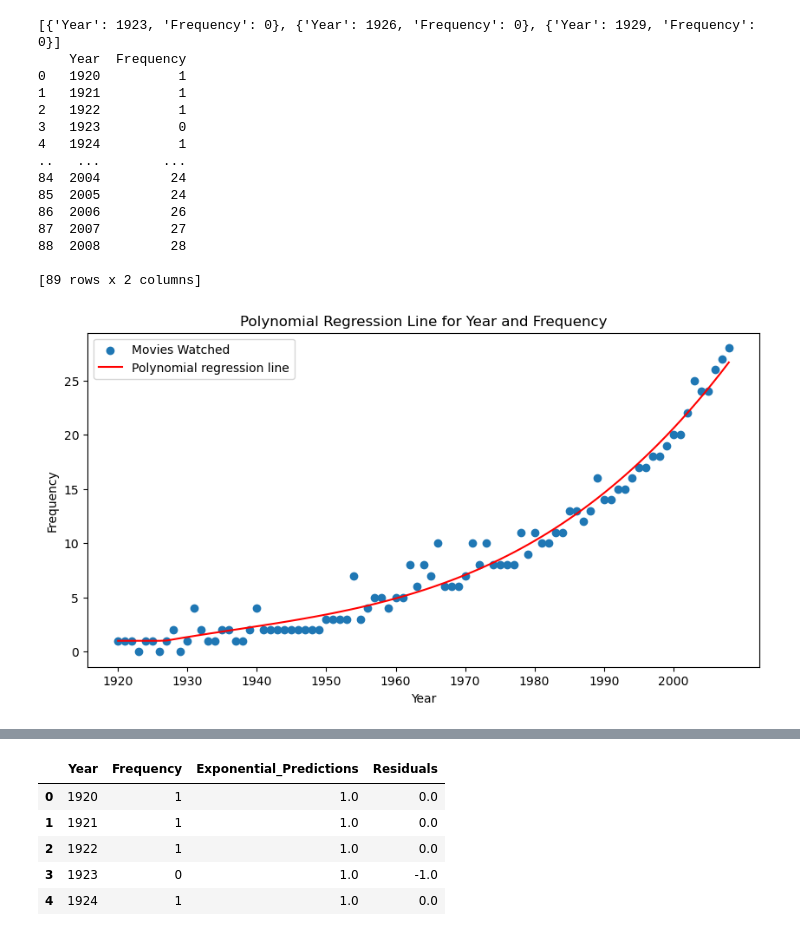
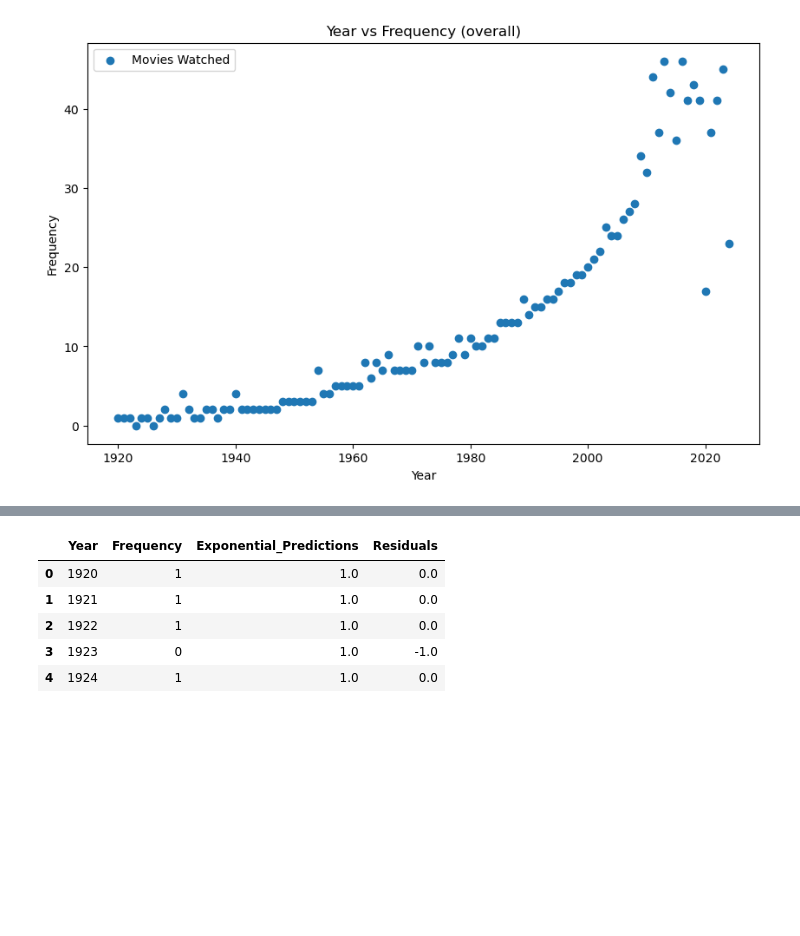
Before and after one commit to SpicyMcSpice1938/Depraved-Selection, a Jupyter notebook: polyreg.ipynb, the cells around one changed output, grey strips where cells are left out. Saved outputs shown, nothing was run; the diff lists cells and outputs as text; code cells hidden in the pictures; blank space fills up the shorter version.

```diff
--- a/polyreg.ipynb
+++ b/polyreg.ipynb
@@ -29,57 +29,23 @@ min      1920.000000
 75%      2015.000000
 max      2024.000000
 Name: Year, dtype: float64
-# %%
-# only contain rows where the year is between min and max year
-
-df = df[(df["Year"] >= min_year) & (df["Year"] <= max_year)]
 # %%
 year_frequency = df['Year'].value_counts().reset_index()
 year_frequency.columns = ['Year', 'Frequency']
 
-# If there is a value missing from the range 1928 to 2010, enter it with 1e-10 frequency
 missing_years = [{'Year': i, 'Frequency': 0} for i in range(min_year, max_year) if i not in year_frequency['Year'].values]
-print(missing_years)
 missing_years_df = pd.DataFrame(missing_years)
 year_frequency = pd.concat([year_frequency, missing_years_df]).sort_values('Year').reset_index(drop=True)
 
-# Separate the features and the target variable
-X = year_frequency['Year'].values.reshape(-1, 1)
-y = year_frequency['Frequency'].values
 
-print(year_frequency)
+
+# create the frequency plot
+plt.figure(figsize=(10, 6))
+plt.scatter(year_frequency['Year'], year_frequency['Frequency'], label='Movies Watched')
+plt.title('Year vs Frequency (overall)')
+plt.xlabel('Year')
+plt.ylabel('Frequency')
+plt.legend()
+plt.show()
 # %% [output]
-[{'Year': 1923, 'Frequency': 0}, {'Year': 1926, 'Frequency': 0}, {'Year': 1929, 'Frequency': 0}]
-    Year  Frequency
-0   1920          1
-1   1921          1
-2   1922          1
-3   1923          0
-4   1924          1
-..   ...        ...
-84  2004         24
-85  2005         24
-86  2006         26
-87  2007         27
-88  2008         28
-
-[89 rows x 2 columns]
+[figure, added]
-# %%
-poly = PolynomialFeatures(degree=degr)
-X_poly = poly.fit_transform(X)
-model = LinearRegression()
-model.fit(X_poly, y)
-regression_line = model.predict(X_poly)
-# if the prediction is <=1, set it to 1
-regression_line = np.where(regression_line <= 1, 1, regression_line)
-plt.figure(figsize=(10, 5))
-plt.scatter(year_frequency['Year'], year_frequency['Frequency'], label='Movies Watched')
-plt.plot(year_frequency['Year'], regression_line, color='red', label='Polynomial regression line')
-plt.xlabel('Year')
-plt.ylabel('Frequency')
-plt.title('Polynomial Regression Line for Year and Frequency')
-plt.legend()
-plt.xticks(np.arange(min_year, max_year+1, 10))
-plt.show()
-# %% [output]
-[figure, removed]
```
Also changed, not shown: parts of 9 cells of this notebook, 3 other files.
